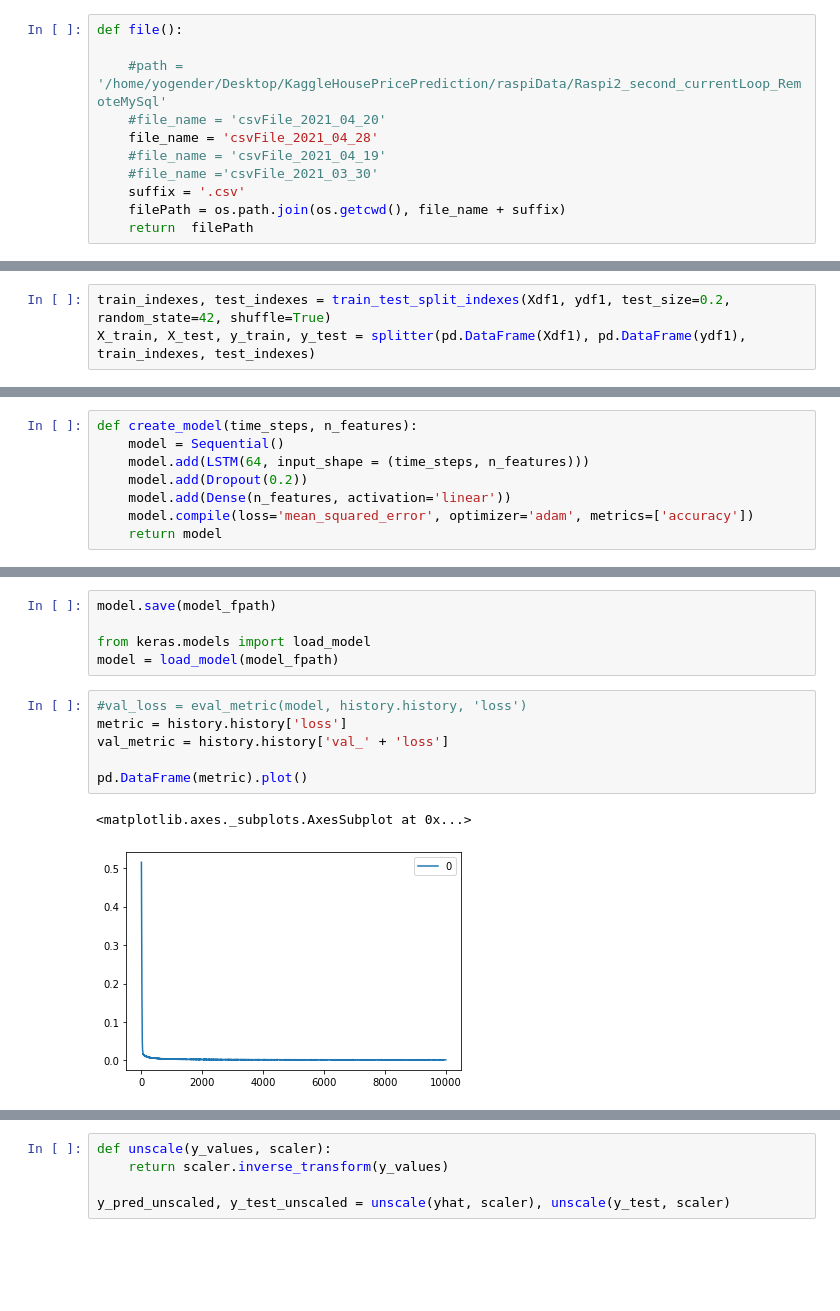
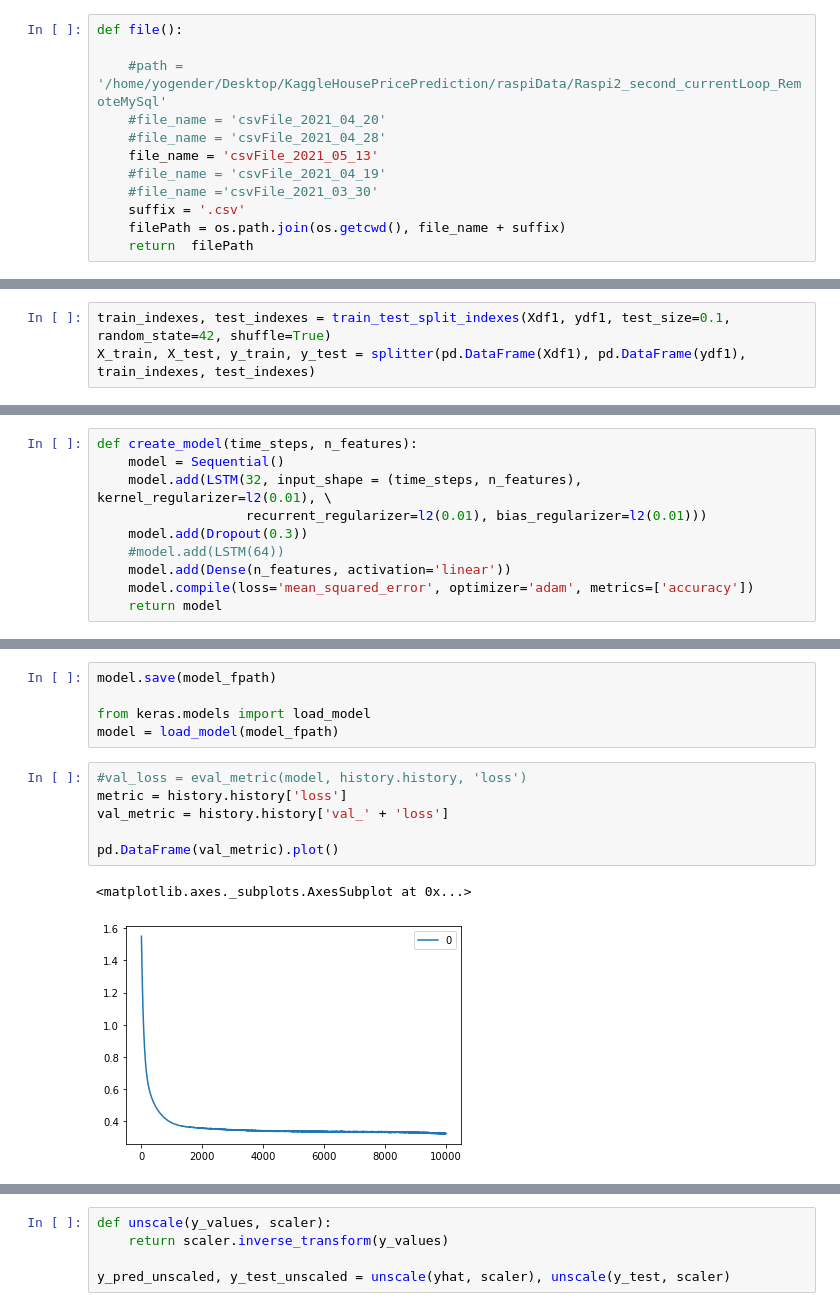
Before and after one commit to yogenderPalChandra/jospehus_DL, a Jupyter notebook: DL_WholeTemForGitHubFigures.ipynb, the cells around one changed output, grey strips where cells are left out. Cells and saved outputs as stored; diff of their text form; blank space fills up the shorter version.

Commit message:
DL failed on discharge dataset -workingon ful data, failing still, working on - DL_WholeTemForGitHubFigures.ipynb

```diff
--- a/DL_WholeTemForGitHubFigures.ipynb
+++ b/DL_WholeTemForGitHubFigures.ipynb
@@ -29,7 +30,8 @@ def file():
 
     #path = '/home/yogender/Desktop/KaggleHousePricePrediction/raspiData/Raspi2_second_currentLoop_RemoteMySql'
     #file_name = 'csvFile_2021_04_20'
-    file_name = 'csvFile_2021_04_28'
+    #file_name = 'csvFile_2021_04_28'
+    file_name = 'csvFile_2021_05_13'
     #file_name = 'csvFile_2021_04_19'
     #file_name ='csvFile_2021_03_30'
     suffix = '.csv'
@@ -239,7 +241,7 @@ def splitter(X, y, train_indexes, test_indexes):
     y_test = y.iloc[test_indexes, :]
     return X_train, X_test, y_train, y_test
 # %%
-train_indexes, test_indexes = train_test_split_indexes(Xdf1, ydf1, test_size=0.2, random_state=42, shuffle=True)
+train_indexes, test_indexes = train_test_split_indexes(Xdf1, ydf1, test_size=0.1, random_state=42, shuffle=True)
 X_train, X_test, y_train, y_test = splitter(pd.DataFrame(Xdf1), pd.DataFrame(ydf1), train_indexes, test_indexes)
 # %%
 X_train = np.array(X_train)
@@ -252,8 +254,10 @@ y_test = np.array(y_test)
 # %%
 def create_model(time_steps, n_features):
     model = Sequential()
-    model.add(LSTM(64, input_shape = (time_steps, n_features)))
-    model.add(Dropout(0.2))
+    model.add(LSTM(32, input_shape = (time_steps, n_features), kernel_regularizer=l2(0.01), \
+                   recurrent_regularizer=l2(0.01), bias_regularizer=l2(0.01)))
+    model.add(Dropout(0.3))
+    #model.add(LSTM(64))
     model.add(Dense(n_features, activation='linear'))
     model.compile(loss='mean_squared_error', optimizer='adam', metrics=['accuracy'])
     return model
@@ -304,12 +308,12 @@ model = load_model(model_fpath)
 # %%
 #val_loss = eval_metric(model, history.history, 'loss')
 metric = history.history['loss']
 val_metric = history.history['val_' + 'loss']
 
-pd.DataFrame(metric).plot()
+pd.DataFrame(val_metric).plot()
 # %% [output]
 <matplotlib.axes._subplots.AxesSubplot at 0x...>
-[figure, old version]
+[figure, new version]
 # %%
 # to plot make data frame out of dict history.history and use .plot() method
 pd.DataFrame(history.history).plot()
```
Also changed, not shown: parts of 11 cells of this notebook, 3 other files.
